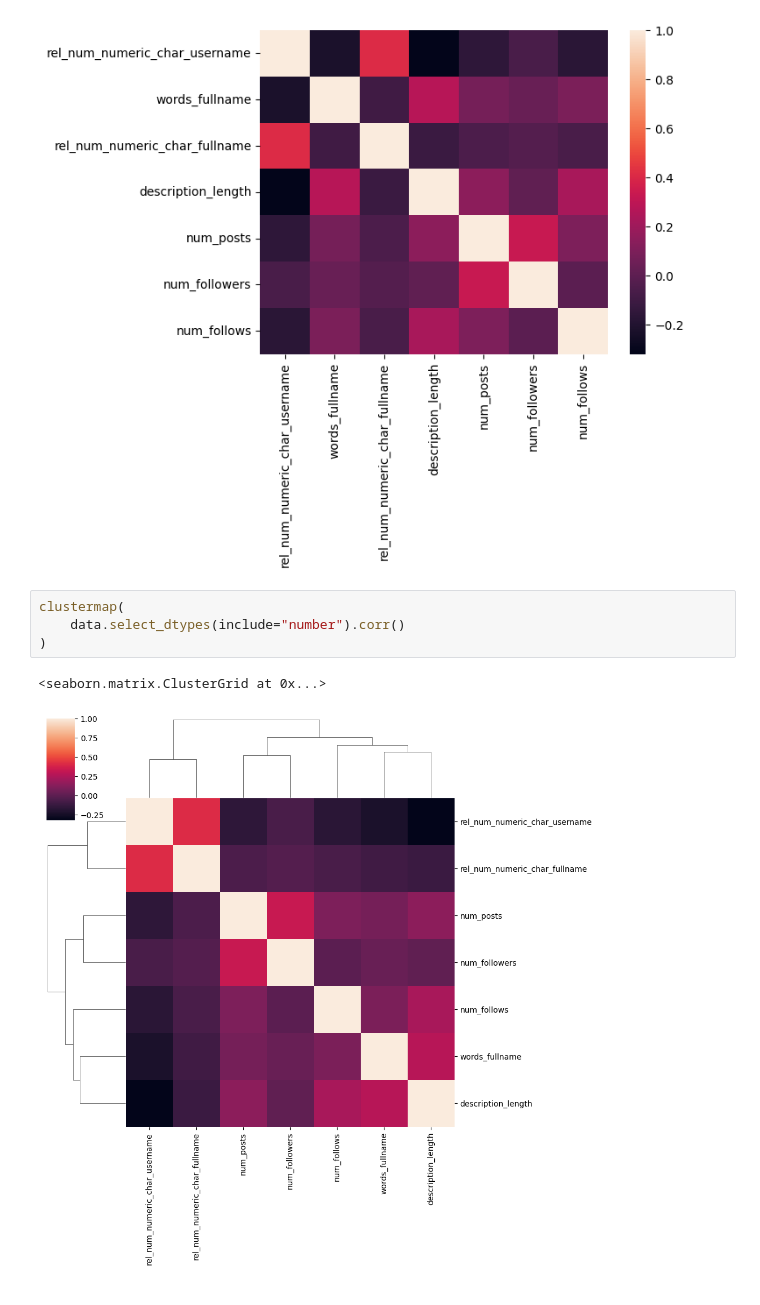
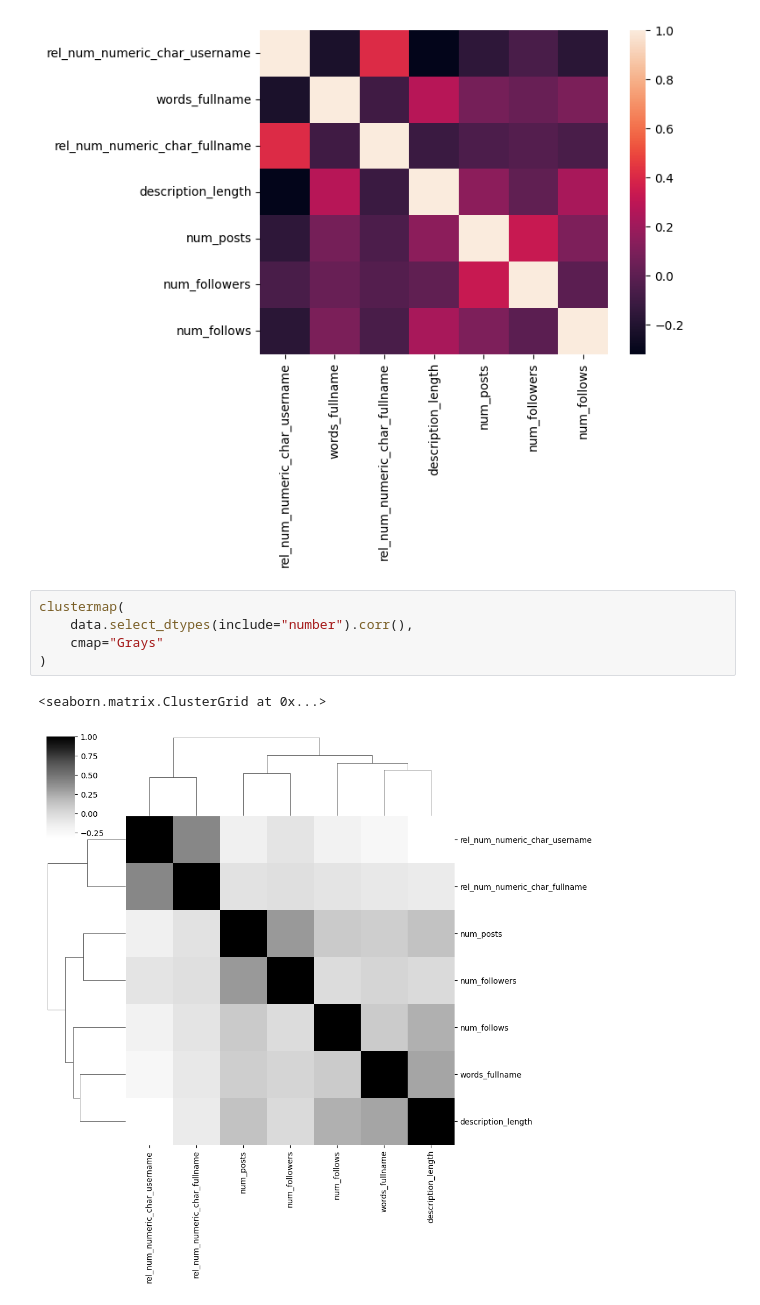
Before and after one commit to MaxBracco/DataScienceUE, a Jupyter notebook: code/lektion_01.ipynb, the cells around one changed output. Drawn from its saved outputs; the diff is of its cells as text.

```diff
--- a/code/lektion_01.ipynb
+++ b/code/lektion_01.ipynb
@@ -146,8 +146,9 @@ data.select_dtypes(include="number").corr()
 [figure]
 # %%
 clustermap(
-    data.select_dtypes(include="number").corr()
+    data.select_dtypes(include="number").corr(),
+    cmap="Grays"
 )
 # %% [output]
 <seaborn.matrix.ClusterGrid at 0x...>
-[figure, old version]
+[figure, new version]
```
Also changed, not shown: parts of 2 cells of this notebook.
